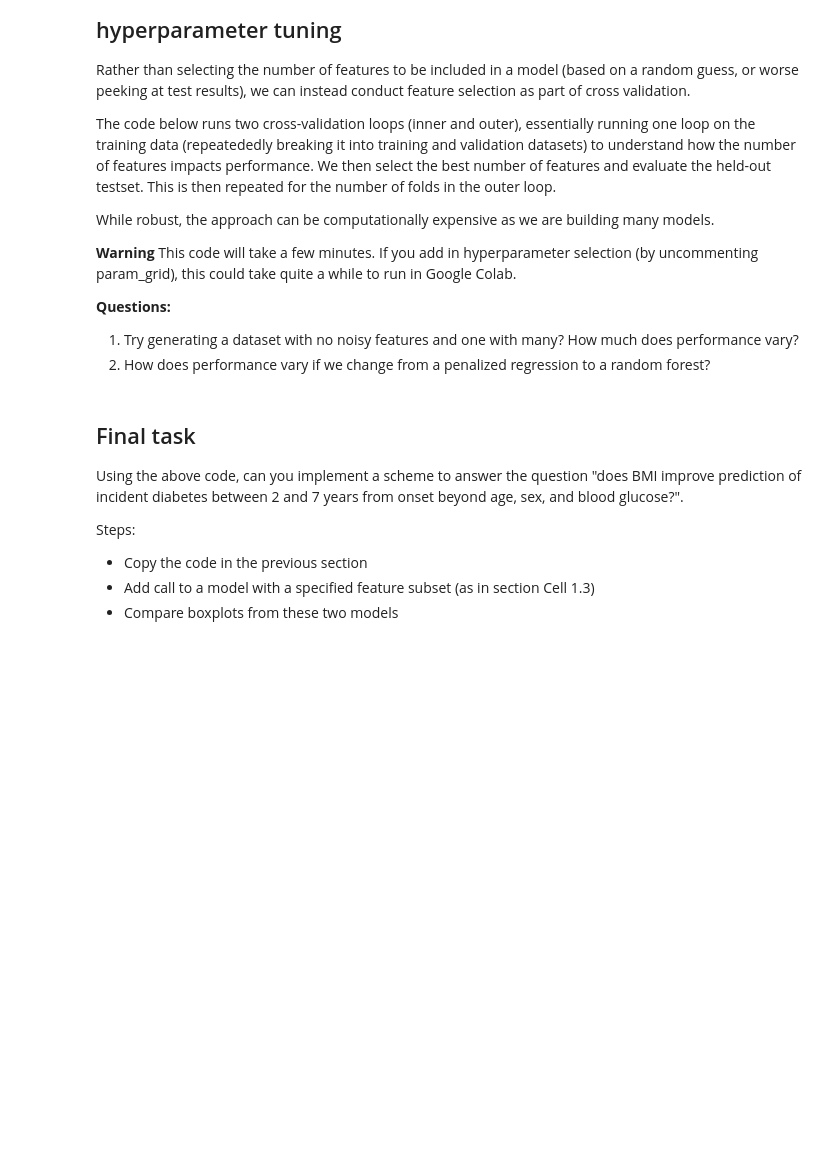
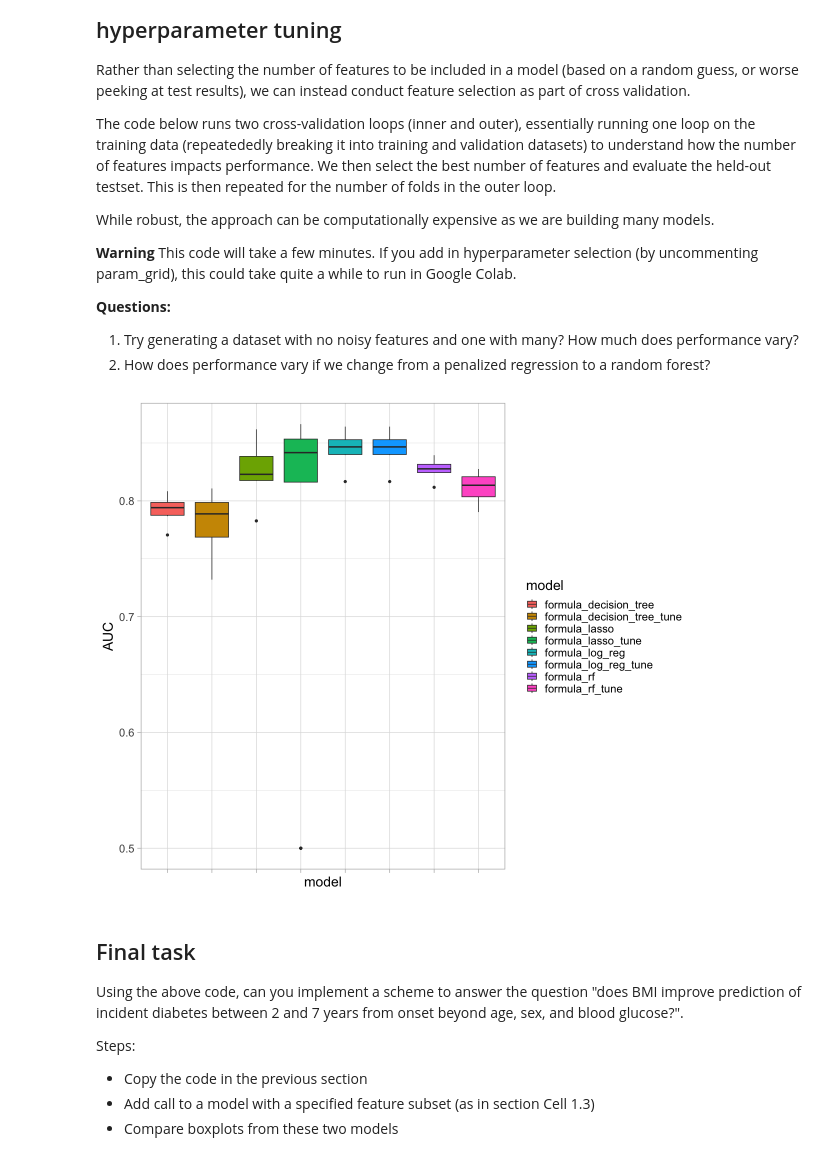
Before and after one commit to bwgoudey/IntroMLforLifeScienceWorkshopR, a Jupyter notebook: IntroToML2024_R.ipynb, the cells around one changed output. Drawn from its saved outputs; the diff is of its cells as text; code cells hidden in the pictures; blank space fills up the shorter version.

Commit message:
Small fixes to paths and plotting code in 4.3

```diff
--- a/IntroToML2024_R.ipynb
+++ b/IntroToML2024_R.ipynb
@@ -102,7 +102,7 @@ download.file(url ='https://raw.githubusercontent.com/bwgoudey/IntroMLforLifeSci
 # %%
 # Read the dataset straight from github
 set.seed(1)
-diabetes_df_raw <- read.csv(url("https://raw.githubusercontent.com/bwgoudey/IntroMLforLifeScienceWorkshopR/main/RC_health_data_n2000.csv")) %>% filter(!is.na(id))
+diabetes_df_raw <- read.csv(url("https://raw.githubusercontent.com/bwgoudey/IntroMLforLifeScienceWorkshopR/main/data/RC_health_data_n2000.csv")) %>% filter(!is.na(id))
 # %% [markdown]
 # Session 1: Exploring the data and fitting a basic model
 
@@ -798,15 +798,27 @@ results <- multi_model_workflow %>%
     metrics = metrics_dict,
     control = control_grid(save_pred = TRUE)
   )
-
-# Collect the metrics
-metrics <- results %>%
- tune::collect_metrics(summarize = T)
-
-autoplot(results, metric = "roc_auc") + theme_light(base_size=22)
-
-
-#autoplot(results, metric = "roc_auc", id = 'log_reg') + theme_light(base_size=15)
+# %%
+# Collect the metrics
+perf_outer <- results %>%
+  rowwise() %>%
+  mutate(
+    model   = wflow_id,
+    metrics = list(collect_metrics(result, summarize = FALSE)),
+    .keep   = "none"                 # drop other columns
+  ) %>%
+  unnest(metrics) %>%
+  ungroup()
+# %%
+perf_outer %>%
+  filter(.metric == "roc_auc") %>%
+  ggplot(aes(y=.estimate, x=model, fill=model)) +
+    geom_boxplot() +
+    theme_light(base_size=20) +
+    ylab("AUC") +
+    theme(axis.text.x = element_blank())
+# %% [output]
+[figure, added]
 # %% [markdown]
 ## Final task
 Using the above code, can you implement a scheme to answer the question "does BMI improve prediction of incident diabetes between 2 and 7 years from onset beyond age, sex, and blood glucose?".
```
